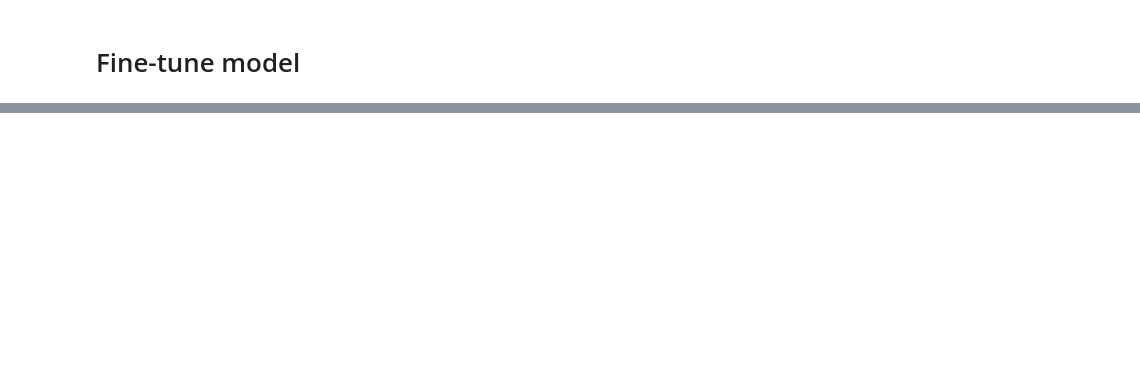
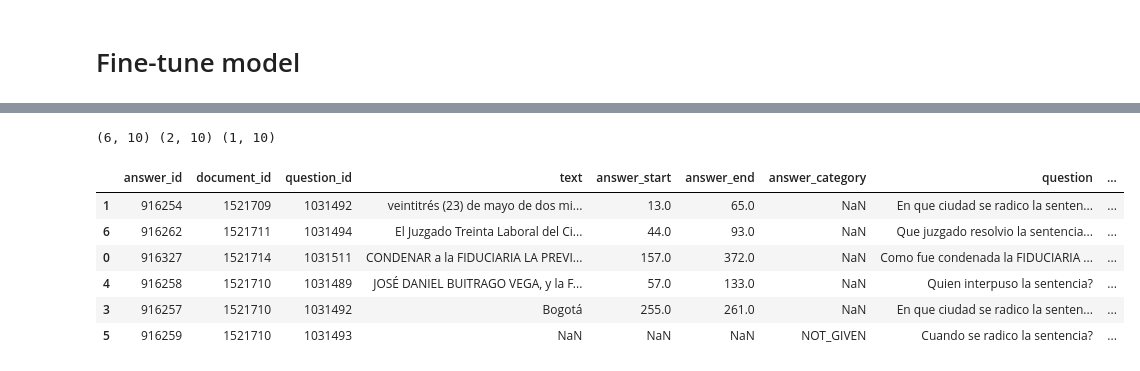
Before and after one commit to vicaranq/cse256_final_project, a Jupyter notebook: CS256_FinalProject_SpanishQA.ipynb, the cells around one changed output, grey strips where cells are left out. Drawn from its saved outputs; the diff is of its cells as text; code cells hidden in the pictures; blank space fills up the shorter version.

```diff
--- a/CS256_FinalProject_SpanishQA.ipynb
+++ b/CS256_FinalProject_SpanishQA.ipynb
@@ -402,0 +364,12 @@ print("Training complete!")
+# %%
+df = pd.read_csv('drive/MyDrive/ColabData/cse256FinalProject/answers.csv')
+# annotated_data = Dataset.from_pandas(df)
+# %%
+
+train_percentage = 0.8
+val_percentage = 0.1
+test_percentage = 0.1
+
+# Split the dataset
+train_dataset, temp_dataset = train_test_split(df, train_size=train_percentage, random_state=1)
+val_dataset, test_dataset = train_test_split(temp_dataset, train_size=val_percentage/(val_percentage+test_percentage), random_state=1)
@@ -402,0 +378,14 @@ print("Training complete!")
+# %%
+print(train_dataset.shape, val_dataset.shape, test_dataset.shape)
+# %% [output]
+(6, 10) (2, 10) (1, 10)
+# %%
+train_dataset
+# %% [output]
+|  | answer_id | document_id | question_id | text | answer_start | answer_end | answer_category | question | ... |
+| 1 | 916254 | 1521709 | 1031492 | veintitrés (23) de mayo de dos mi... | 13.0 | 65.0 | NaN | En que ciudad se radico la senten... | ... |
+| 6 | 916262 | 1521711 | 1031494 | El Juzgado Treinta Laboral del Ci... | 44.0 | 93.0 | NaN | Que juzgado resolvio la sentencia... | ... |
+| 0 | 916327 | 1521714 | 1031511 | CONDENAR a la FIDUCIARIA LA PREVI... | 157.0 | 372.0 | NaN | Como fue condenada la FIDUCIARIA ... | ... |
+| 4 | 916258 | 1521710 | 1031489 | JOSÉ DANIEL BUITRAGO VEGA, y la F... | 57.0 | 133.0 | NaN | Quien interpuso la sentencia? | ... |
+| 3 | 916257 | 1521710 | 1031492 | Bogotá | 255.0 | 261.0 | NaN | En que ciudad se radico la senten... | ... |
+| 5 | 916259 | 1521710 | 1031493 | NaN | NaN | NaN | NOT_GIVEN | Cuando se radico la sentencia? | ... |
```
Also changed, not shown: parts of 65 cells of this notebook.
